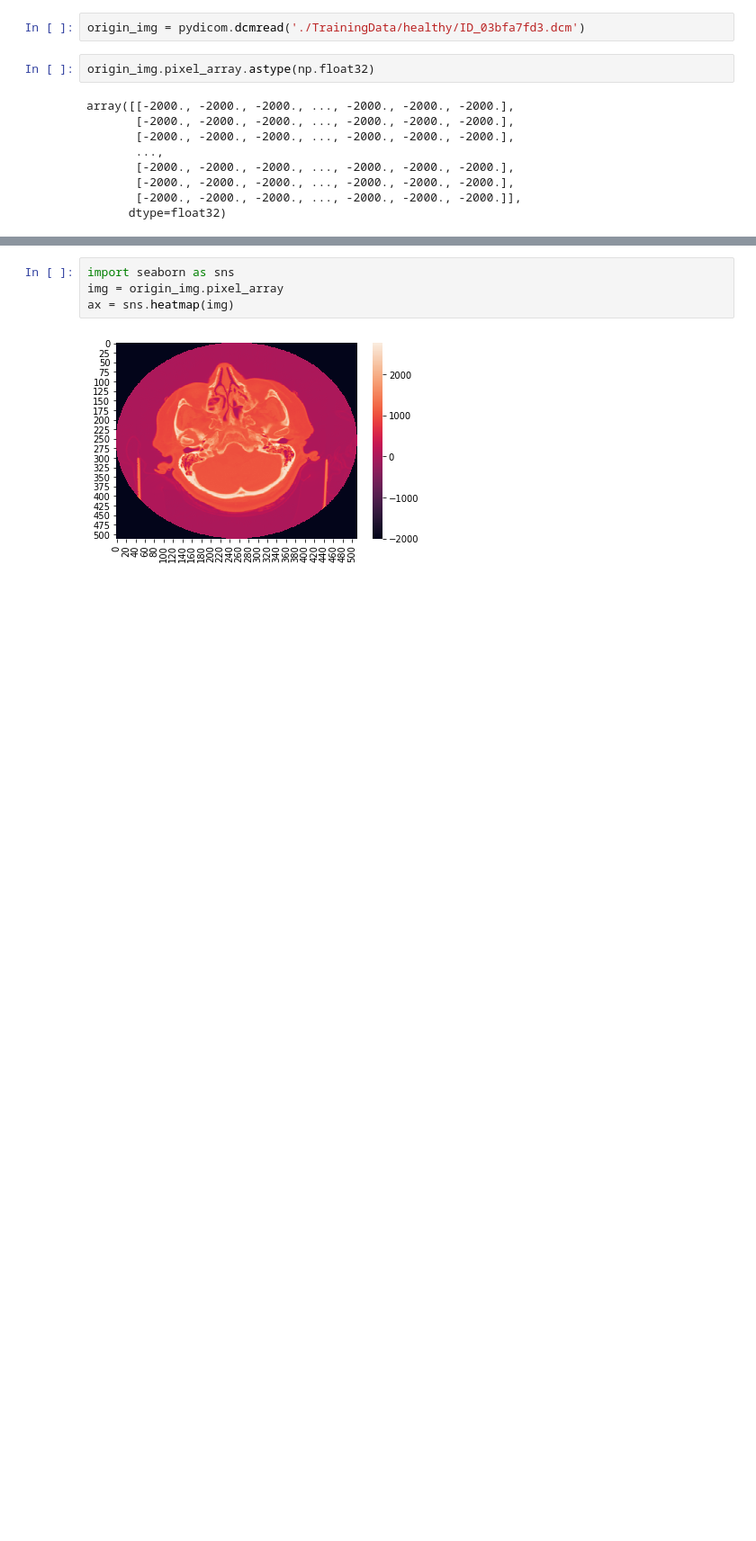
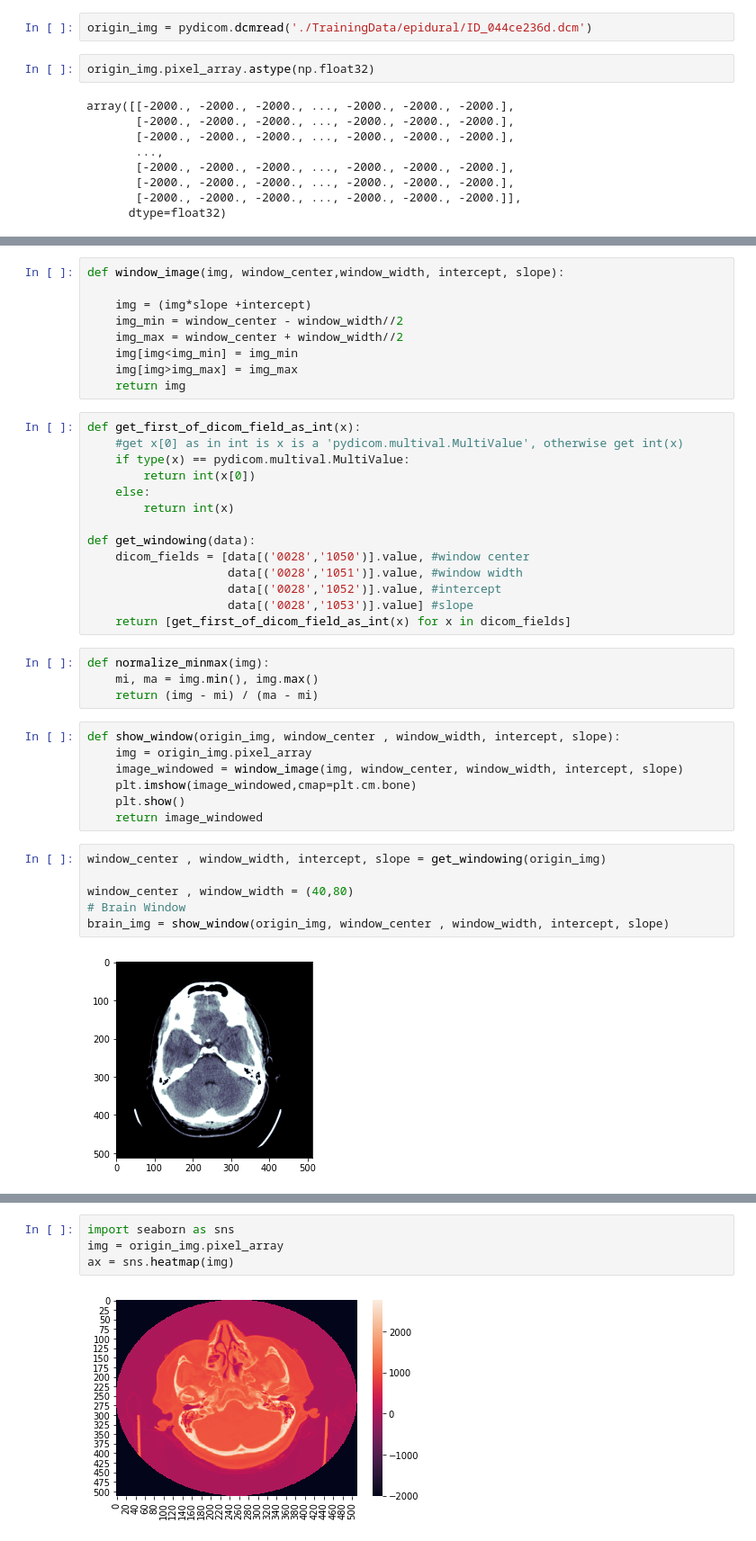
Before and after one commit to tl32rodan/Digital-Medicine-RSNA-ICH-Detection, a Jupyter notebook: dev.ipynb, the cells around one changed output, grey strips where cells are left out. Shown: that part at 90% size. Saved outputs shown, nothing was run; the diff lists cells and outputs as text; blank space fills up the shorter version.

Commit message:
Implement 3-window dataloader

```diff
--- a/dev.ipynb
+++ b/dev.ipynb
@@ -4,7 +4,7 @@ import pydicom
 import os
 import numpy as np
 # %%
-origin_img = pydicom.dcmread('./TrainingData/healthy/ID_03bfa7fd3.dcm')
+origin_img = pydicom.dcmread('./TrainingData/epidural/ID_044ce236d.dcm')
 # %%
 origin_img.pixel_array.astype(np.float32)
 # %% [output]
@@ -18,0 +39,42 @@ array([[-2000., -2000., -2000., ..., -2000., -2000., -2000.],
+# %%
+def window_image(img, window_center,window_width, intercept, slope):
+
+    img = (img*slope +intercept)
+    img_min = window_center - window_width//2
+    img_max = window_center + window_width//2
+    img[img<img_min] = img_min
+    img[img>img_max] = img_max
+    return img
+# %%
+def get_first_of_dicom_field_as_int(x):
+    #get x[0] as in int is x is a 'pydicom.multival.MultiValue', otherwise get int(x)
+    if type(x) == pydicom.multival.MultiValue:
+        return int(x[0])
+    else:
+        return int(x)
+
+def get_windowing(data):
+    dicom_fields = [data[('0028','1050')].value, #window center
+                    data[('0028','1051')].value, #window width
+                    data[('0028','1052')].value, #intercept
+                    data[('0028','1053')].value] #slope
+    return [get_first_of_dicom_field_as_int(x) for x in dicom_fields]
+# %%
+def normalize_minmax(img):
+    mi, ma = img.min(), img.max()
+    return (img - mi) / (ma - mi)
+# %%
+def show_window(origin_img, window_center , window_width, intercept, slope):
+    img = origin_img.pixel_array
+    image_windowed = window_image(img, window_center, window_width, intercept, slope)
+    plt.imshow(image_windowed,cmap=plt.cm.bone)
+    plt.show()
+    return image_windowed
+# %%
+window_center , window_width, intercept, slope = get_windowing(origin_img)
+
+window_center , window_width = (40,80)
+# Brain Window
+brain_img = show_window(origin_img, window_center , window_width, intercept, slope)
+# %% [output]
+[figure, added]
```
Also changed, not shown: parts of 15 cells of this notebook, 1 other file.
